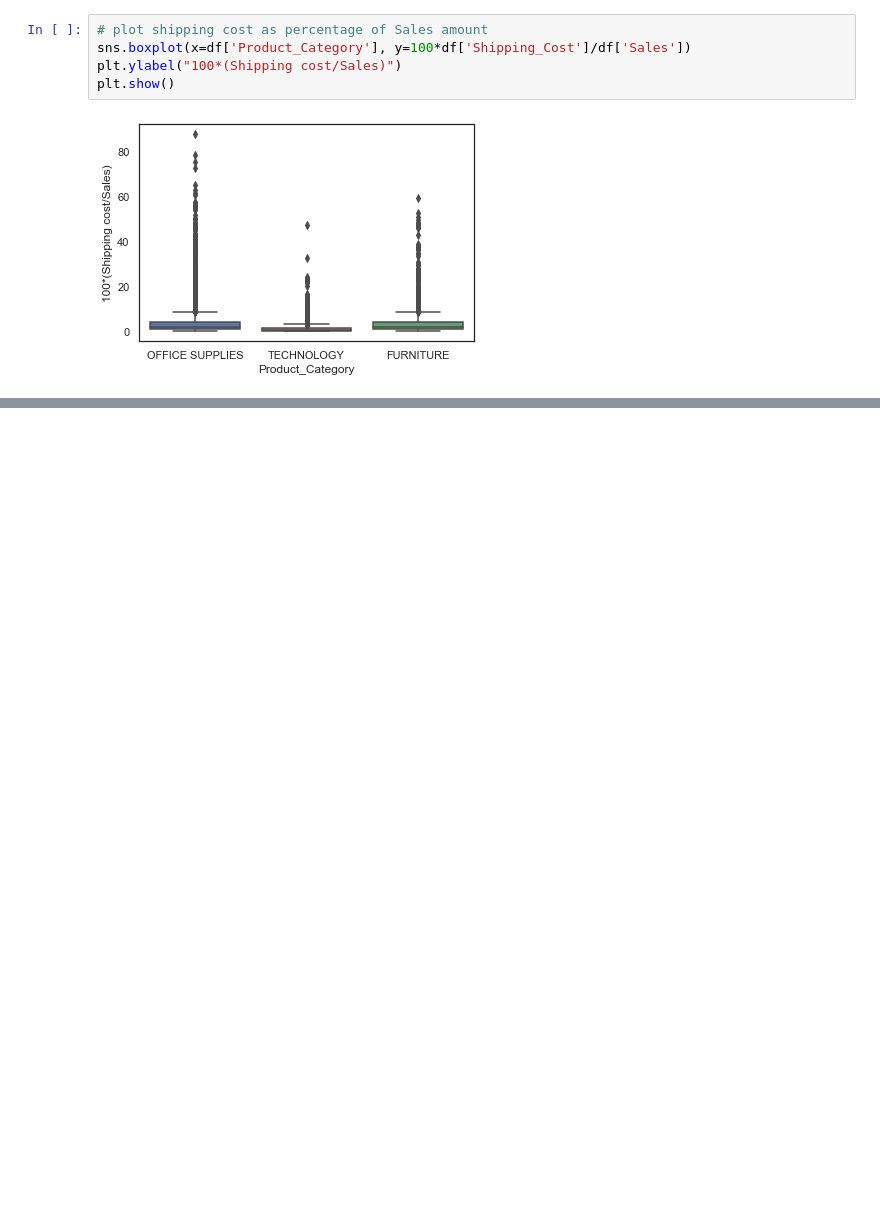
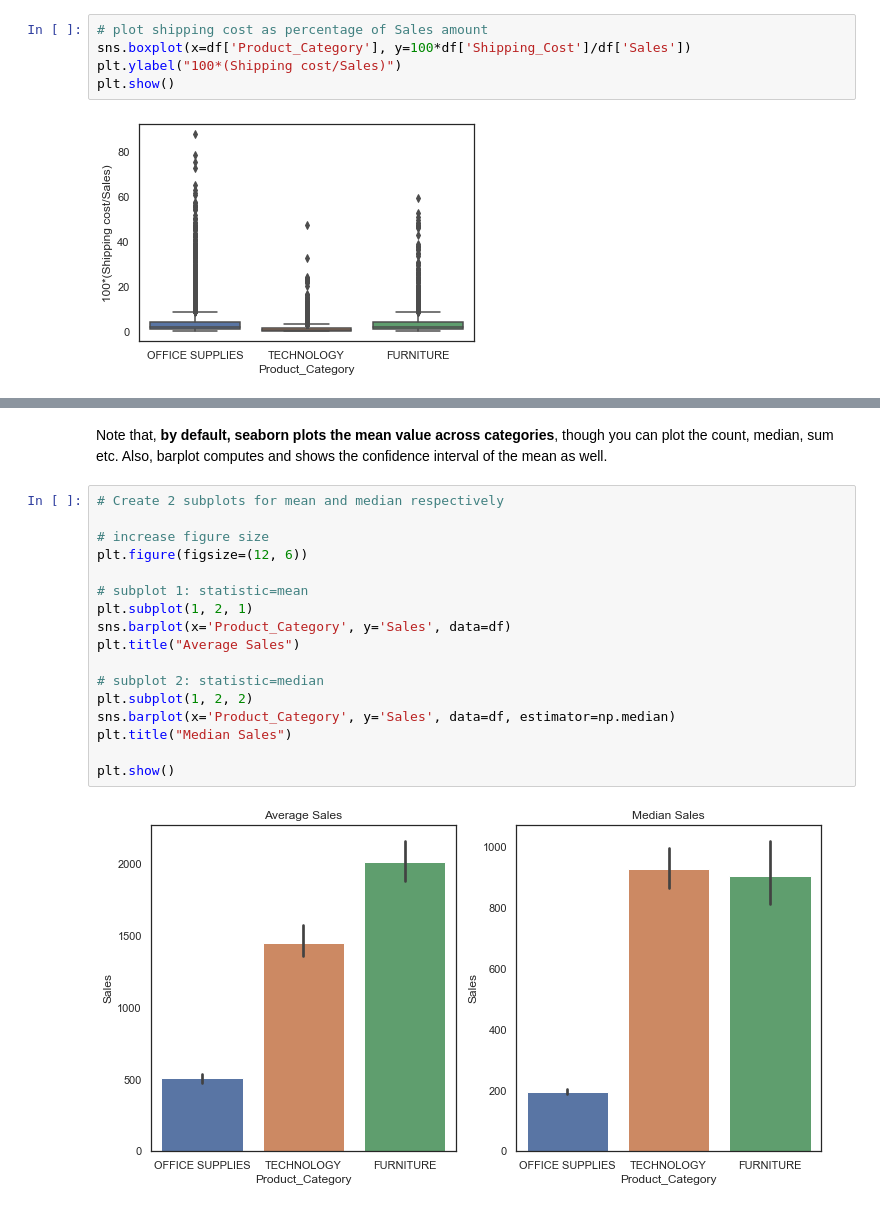
Before and after one commit to R-aryan/Machine_Learning_Crash_Course, a Jupyter notebook: Data Visualization/Plotting_Categorical_Data.ipynb, the cells around one changed output, grey strips where cells are left out. Drawn from its saved outputs; the diff is of its cells as text; blank space fills up the shorter version.

```diff
--- a/Data Visualization/Plotting_Categorical_Data.ipynb
+++ b/Data Visualization/Plotting_Categorical_Data.ipynb
@@ -142,0 +159,21 @@ plt.show()
+# %% [markdown]
+Note that, **by default, seaborn plots the mean value across categories**, though you can plot the count, median, sum etc. Also, barplot computes and shows the confidence interval of the mean as well.
+# %%
+# Create 2 subplots for mean and median respectively
+
+# increase figure size
+plt.figure(figsize=(12, 6))
+
+# subplot 1: statistic=mean
+plt.subplot(1, 2, 1)
+sns.barplot(x='Product_Category', y='Sales', data=df)
+plt.title("Average Sales")
+
+# subplot 2: statistic=median
+plt.subplot(1, 2, 2)
+sns.barplot(x='Product_Category', y='Sales', data=df, estimator=np.median)
+plt.title("Median Sales")
+
+plt.show()
+# %% [output]
+[figure, added]
```
Also changed, not shown: parts of 4 cells of this notebook.
